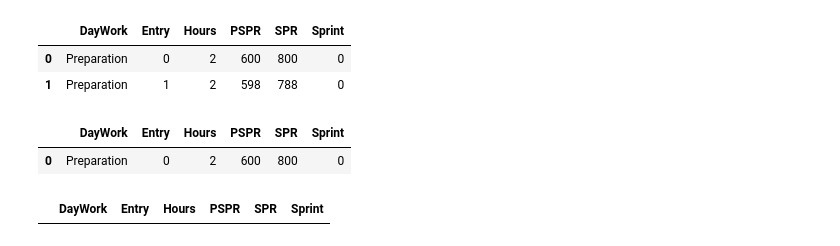
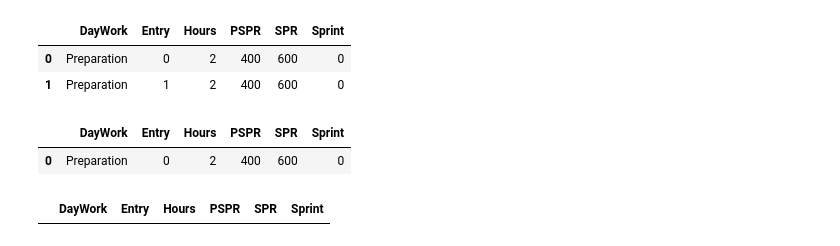
Before and after one commit to eddast/Lokaverkefni-Aukagogn, a Jupyter notebook: DataAnalysis/VisualPlots.ipynb, the cells around one changed output. Saved outputs shown, nothing was run; the diff lists cells and outputs as text; code cells hidden in the pictures.

```diff
--- a/DataAnalysis/VisualPlots.ipynb
+++ b/DataAnalysis/VisualPlots.ipynb
@@ -15,28 +15,32 @@ import matplotlib.patches as mpatches
 import plotly.plotly as py
 import plotly.graph_objs as go
 # %%
-initialStoryPoints = 800
-initialPriorityStoryPoints = 600
-
+initialStoryPoints = 600 #PLACEHOLDER UNTIL WE GET STORY POINTS
+initialPriorityStoryPoints = 400 #PLACEHOLDER UNTIL WE GET STORY POINTS
+StoryPointsRemaining =600
+PriorityStoryPointsRemaining=400
 ActualData = {'Entry' : [0], 'Sprint' : [0], 'SPR' : [initialStoryPoints], 'PSPR' : [initialPriorityStoryPoints], 'DayWork' : ['Preparation'], 'Hours' : [2]}
 ActualData = pd.DataFrame(data=ActualData)
 # %%
-def updateDF(DF, sprint, SPRemaining, prioritySPRemaining, workdone, hours):
-    return DF.append({'Entry' : len(ActualData.index), 'Sprint' : sprint, 'SPR' : SPRemaining, 'PSPR' : prioritySPRemaining, 'DayWork' : workdone, 'Hours' : hours}, ignore_index=True)
+def updateDF(DF, sprint, workdone, hours, completedSP=0, completedPSP=0):
+    global StoryPointsRemaining, PriorityStoryPointsRemaining
+    StoryPointsRemaining -= completedSP
+    PriorityStoryPointsRemaining -= completedPSP
+    return DF.append({'Entry' : len(ActualData.index), 'Sprint' : sprint, 'SPR' : StoryPointsRemaining, 'PSPR' : PriorityStoryPointsRemaining, 'DayWork' : workdone, 'Hours' : hours}, ignore_index=True)
 # %%
 # UPDATES ACTUAL DATA!!
 # updateDF Param:
 # ActualData dataframe,
 # no of sprint,
 # total story points remaining
 # total priority story points remaining
 # Work done as category
-ActualData = updateDF (ActualData, 0, 788, 598, 'Preparation', 2)
+ActualData = updateDF (ActualData, 0, 'Preparation', 2)
 ActualData
 # %% [output]
 |  | DayWork | Entry | Hours | PSPR | SPR | Sprint |
-| 0 | Preparation | 0 | 2 | 600 | 800 | 0 |
-| 1 | Preparation | 1 | 2 | 598 | 788 | 0 |
+| 0 | Preparation | 0 | 2 | 400 | 600 | 0 |
+| 1 | Preparation | 1 | 2 | 400 | 600 | 0 |
 # %%
 def undoLastEntry(DF):
     return DF.drop(DF.index[len(DF)-1])
@@ -49,7 +53,7 @@ ActualData = undoLastEntry(ActualData)
 ActualData
 # %% [output]
 |  | DayWork | Entry | Hours | PSPR | SPR | Sprint |
-| 0 | Preparation | 0 | 2 | 600 | 800 | 0 |
+| 0 | Preparation | 0 | 2 | 400 | 600 | 0 |
 # %%
 ActualData = undoLastEntry(ActualData)
 ActualData
```
Also changed, not shown: parts of 7 cells of this notebook, 10 other files.
